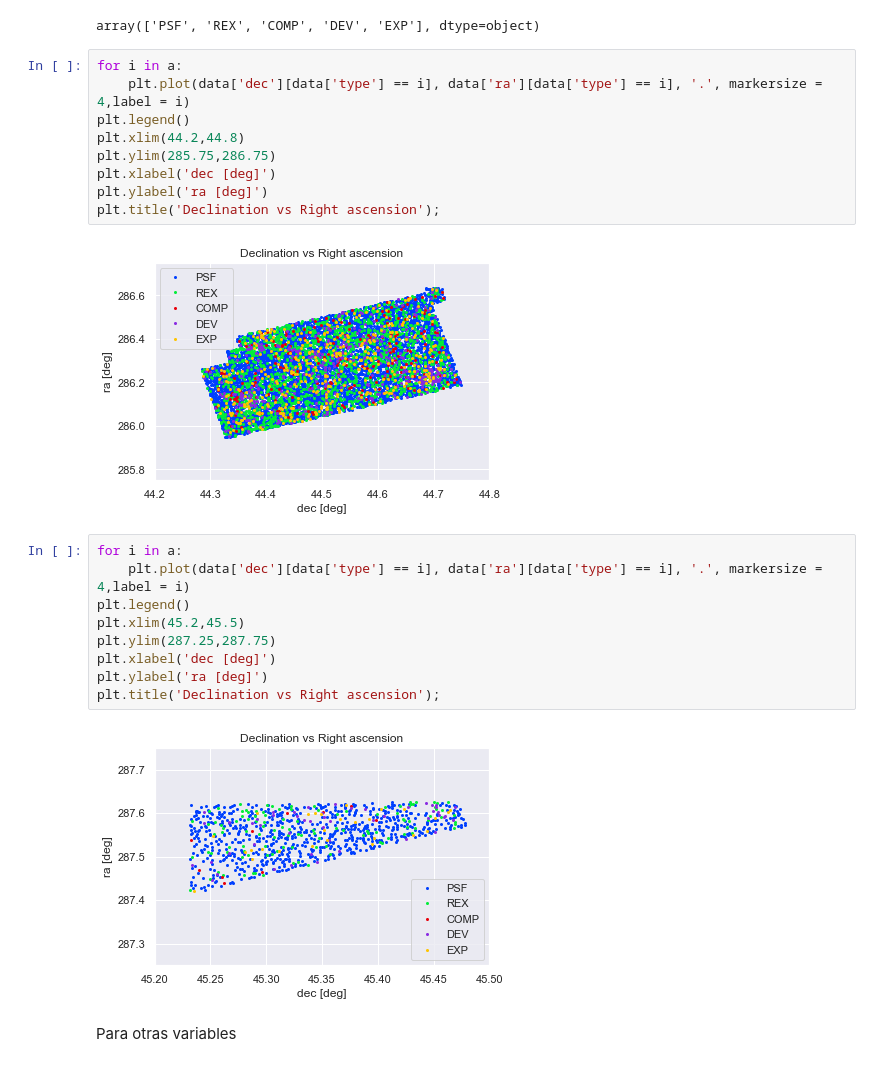
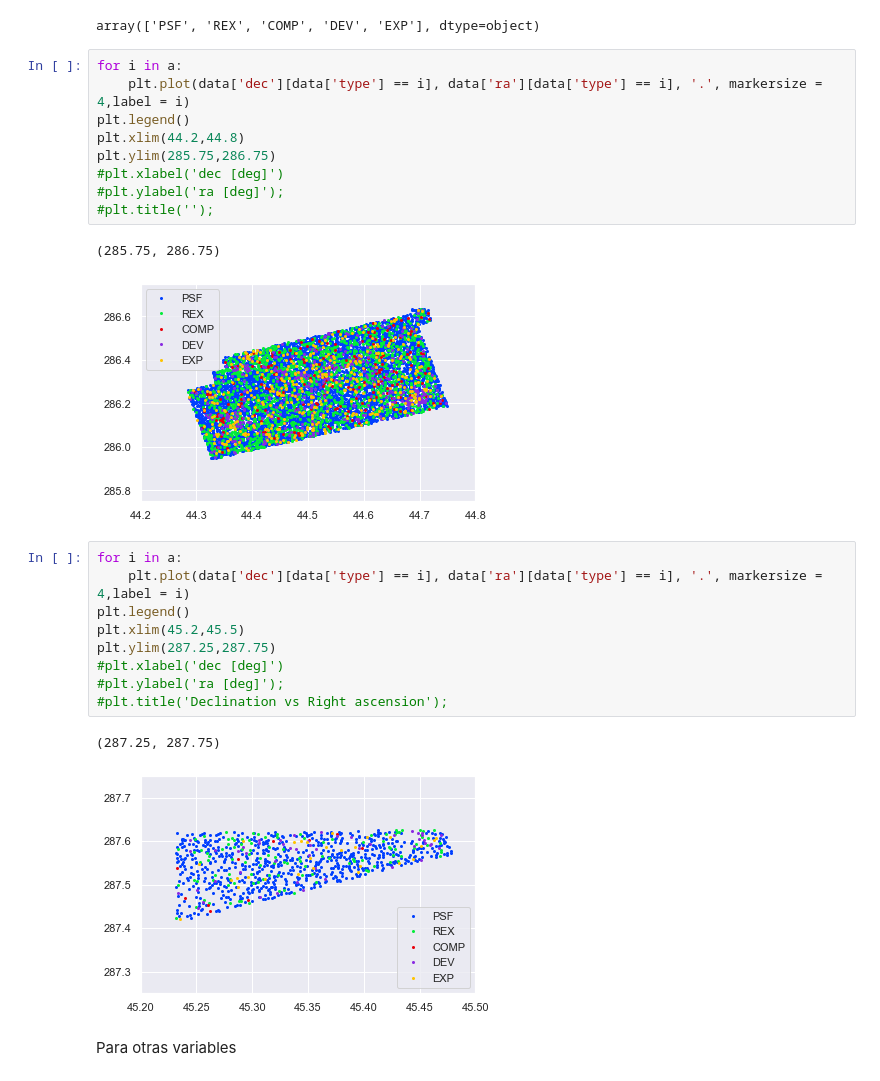
Before and after one commit to DCIDA2019/da2019-Stefany2889, a Jupyter notebook: Semana14/proyecto/Tarea.ipynb, the cells around one changed output. Drawn from its saved outputs; the diff is of its cells as text.

```diff
--- a/Semana14/proyecto/Tarea.ipynb
+++ b/Semana14/proyecto/Tarea.ipynb
@@ -72,25 +75,27 @@ array(['PSF', 'REX', 'COMP', 'DEV', 'EXP'], dtype=object)
 # %%
 for i in a:
     plt.plot(data['dec'][data['type'] == i], data['ra'][data['type'] == i], '.', markersize = 4,label = i)
 plt.legend()
 plt.xlim(44.2,44.8)
 plt.ylim(285.75,286.75)
-plt.xlabel('dec [deg]')
-plt.ylabel('ra [deg]')
-plt.title('Declination vs Right ascension');
+#plt.xlabel('dec [deg]')
+#plt.ylabel('ra [deg]');
+#plt.title('');
 # %% [output]
+(285.75, 286.75)
-[figure, old version]
+[figure, new version]
 # %%
 for i in a:
     plt.plot(data['dec'][data['type'] == i], data['ra'][data['type'] == i], '.', markersize = 4,label = i)
 plt.legend()
 plt.xlim(45.2,45.5)
 plt.ylim(287.25,287.75)
-plt.xlabel('dec [deg]')
-plt.ylabel('ra [deg]')
-plt.title('Declination vs Right ascension');
+#plt.xlabel('dec [deg]')
+#plt.ylabel('ra [deg]');
+#plt.title('Declination vs Right ascension');
 # %% [output]
+(287.25, 287.75)
-[figure, old version]
+[figure, new version]
 # %% [markdown]
 Para otras variables
 # %% [markdown]
```
Also changed, not shown: parts of 16 cells of this notebook.
